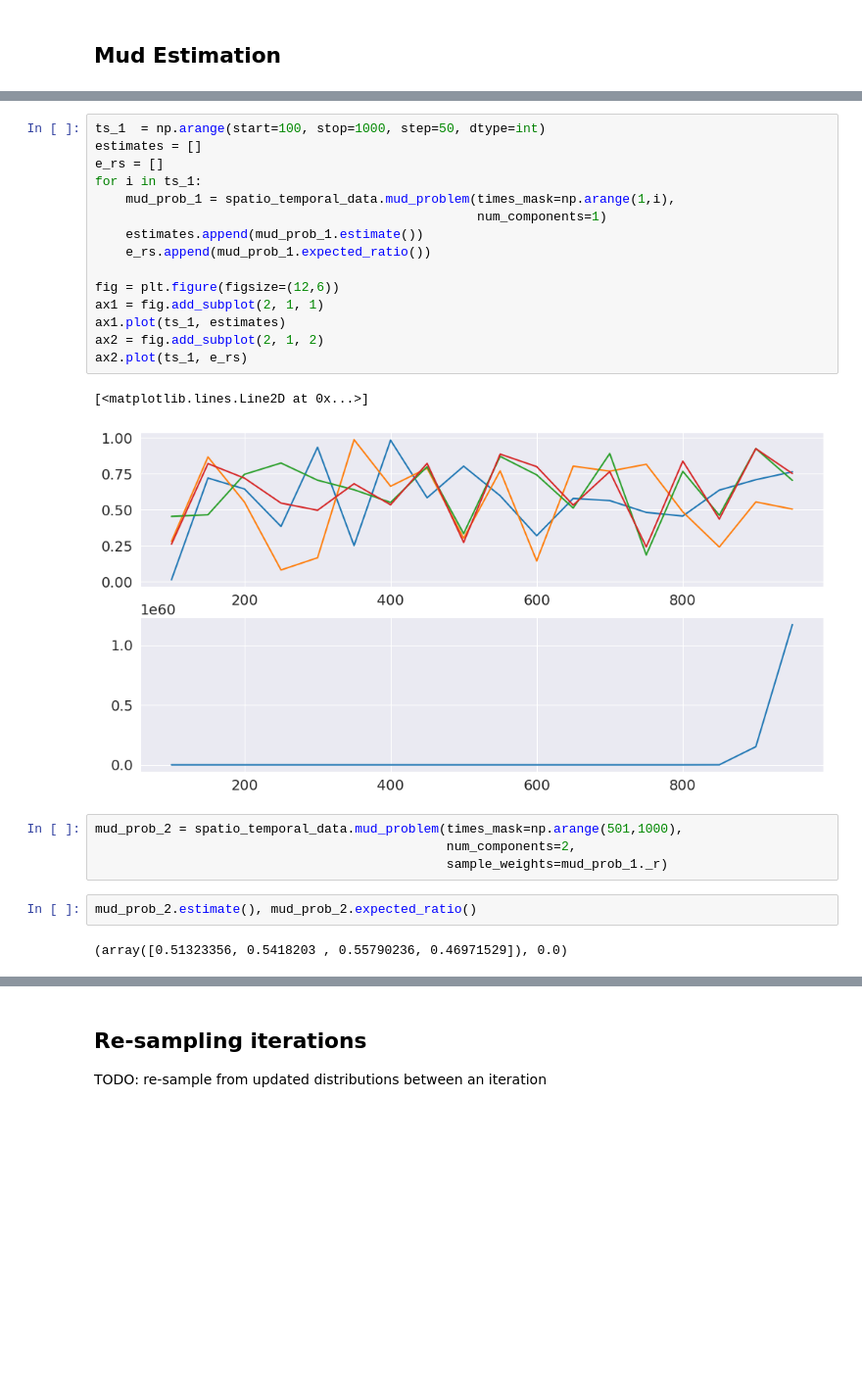
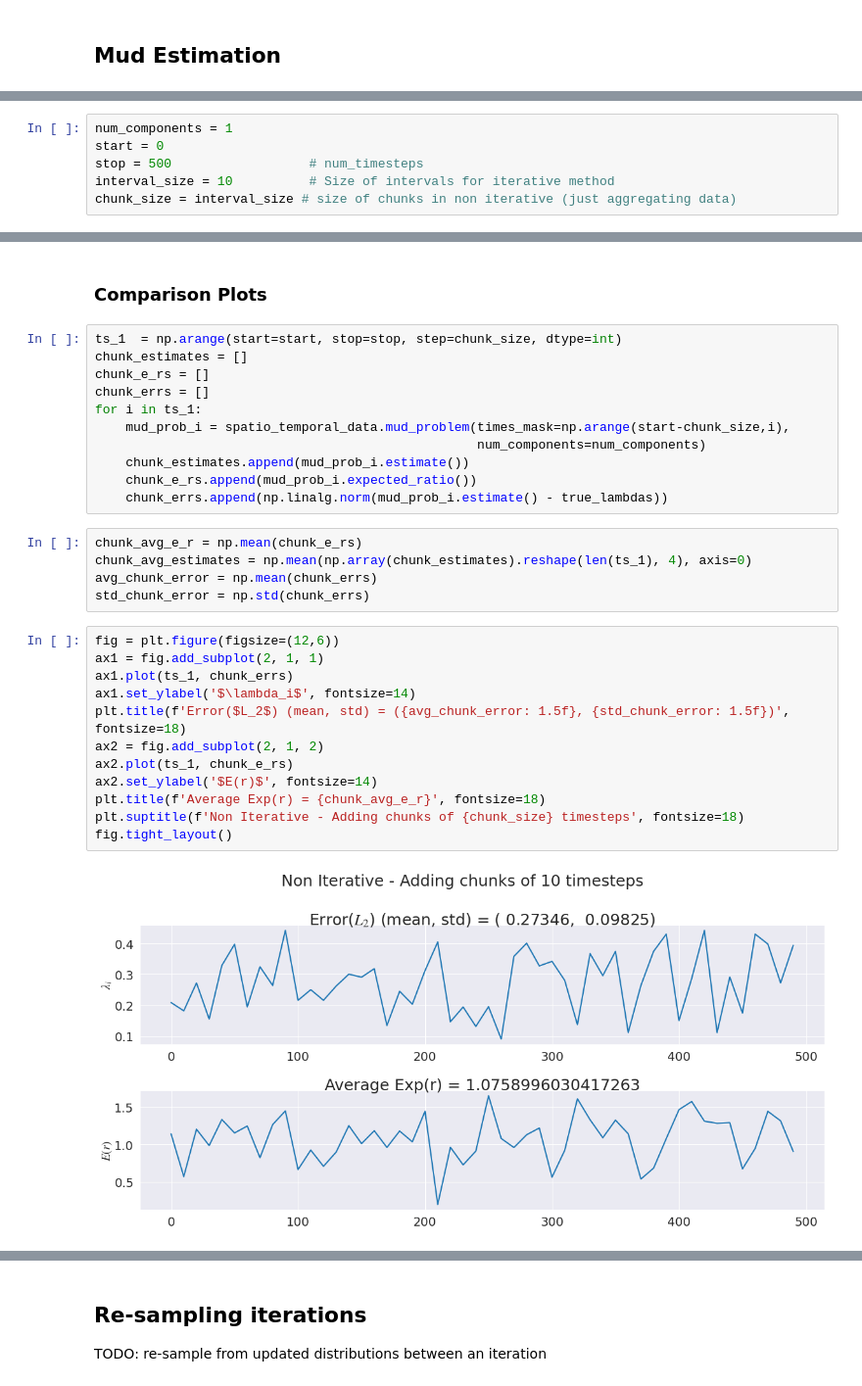
Before and after one commit to rs821505/DC_Sequential, a Jupyter notebook: dc_notebooks/mud_estimation.ipynb, the cells around one changed output, grey strips where cells are left out. Shown at 98% size. Cells and saved outputs as stored; diff of their text form; blank space fills up the shorter version.

```diff
--- a/dc_notebooks/mud_estimation.ipynb
+++ b/dc_notebooks/mud_estimation.ipynb
@@ -230,0 +249,6 @@ Want to check `expected_ratio()` at each iteration.
+# %%
+num_components = 1
+start = 0
+stop = 500                  # num_timesteps
+interval_size = 10          # Size of intervals for iterative method
+chunk_size = interval_size # size of chunks in non iterative (just aggregating data)
@@ -256,26 +298,32 @@ mud_prob_2.estimate(), mud_prob_2.expected_ratio()
+# %% [markdown]
+### Comparison Plots
 # %%
-ts_1  = np.arange(start=100, stop=1000, step=50, dtype=int)
-estimates = []
-e_rs = []
+ts_1  = np.arange(start=start, stop=stop, step=chunk_size, dtype=int)
+chunk_estimates = []
+chunk_e_rs = []
+chunk_errs = []
 for i in ts_1:
-    mud_prob_1 = spatio_temporal_data.mud_problem(times_mask=np.arange(1,i),
-                                                  num_components=1)
-    estimates.append(mud_prob_1.estimate())
-    e_rs.append(mud_prob_1.expected_ratio())
-
-fig = plt.figure(figsize=(12,6))
-ax1 = fig.add_subplot(2, 1, 1)
-ax1.plot(ts_1, estimates)
-ax2 = fig.add_subplot(2, 1, 2)
-ax2.plot(ts_1, e_rs)
+    mud_prob_i = spatio_temporal_data.mud_problem(times_mask=np.arange(start-chunk_size,i),
+                                                  num_components=num_components)
+    chunk_estimates.append(mud_prob_i.estimate())
+    chunk_e_rs.append(mud_prob_i.expected_ratio())
+    chunk_errs.append(np.linalg.norm(mud_prob_i.estimate() - true_lambdas))
-# %% [output]
-[<matplotlib.lines.Line2D at 0x...>]
-[figure, removed]
-# %%
-mud_prob_2 = spatio_temporal_data.mud_problem(times_mask=np.arange(501,1000),
-                                              num_components=2,
-                                              sample_weights=mud_prob_1._r)
-# %%
-mud_prob_2.estimate(), mud_prob_2.expected_ratio()
-# %% [output]
-(array([0.51323356, 0.5418203 , 0.55790236, 0.46971529]), 0.0)
+# %%
+chunk_avg_e_r = np.mean(chunk_e_rs)
+chunk_avg_estimates = np.mean(np.array(chunk_estimates).reshape(len(ts_1), 4), axis=0)
+avg_chunk_error = np.mean(chunk_errs)
+std_chunk_error = np.std(chunk_errs)
+# %%
+fig = plt.figure(figsize=(12,6))
+ax1 = fig.add_subplot(2, 1, 1)
+ax1.plot(ts_1, chunk_errs)
+ax1.set_ylabel('$\lambda_i$', fontsize=14)
+plt.title(f'Error($L_2$) (mean, std) = ({avg_chunk_error: 1.5f}, {std_chunk_error: 1.5f})', fontsize=18)
+ax2 = fig.add_subplot(2, 1, 2)
+ax2.plot(ts_1, chunk_e_rs)
+ax2.set_ylabel('$E(r)$', fontsize=14)
+plt.title(f'Average Exp(r) = {chunk_avg_e_r}', fontsize=18)
+plt.suptitle(f'Non Iterative - Adding chunks of {chunk_size} timesteps', fontsize=18)
+fig.tight_layout()
+# %% [output]
+[figure, added]
```
Also changed, not shown: parts of 49 cells of this notebook.
